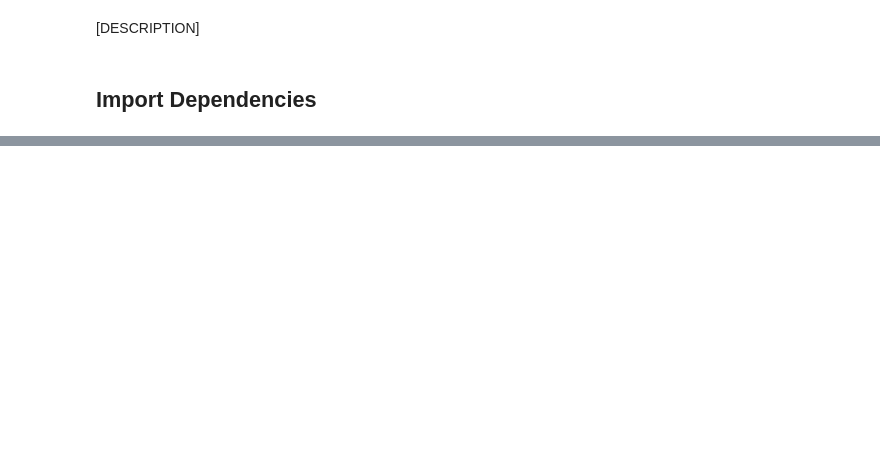
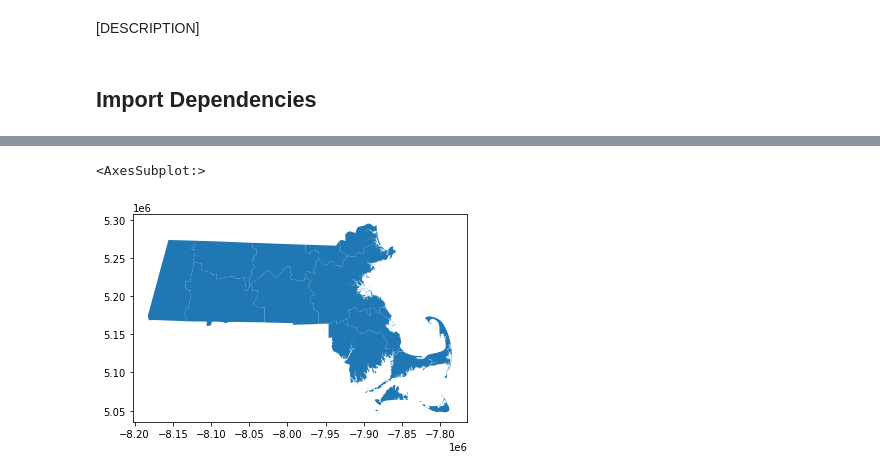
Before and after one commit to jcheng02/uep239-final-project, a Jupyter notebook: jcheng02_uep239_final_project.ipynb, the cells around one changed output, grey strips where cells are left out. Saved outputs shown, nothing was run; the diff lists cells and outputs as text; code cells hidden in the pictures; blank space fills up the shorter version.

Commit message:
Data added  to folder. MA shapefiles read in.

```diff
--- a/jcheng02_uep239_final_project.ipynb
+++ b/jcheng02_uep239_final_project.ipynb
@@ -34,0 +37,3 @@ from rasterstats import zonal_stats
+# %%
+mpo = gpd.read_file("./data/MPO_Boundaries/MPO_Boundaries.shp")
+mpo
@@ -34,0 +55,5 @@ from rasterstats import zonal_stats
+# %%
+mpo.plot()
+# %% [output]
+<AxesSubplot:>
+[figure, added]
```
Also changed, not shown: parts of 6 cells of this notebook, 20 other files.
